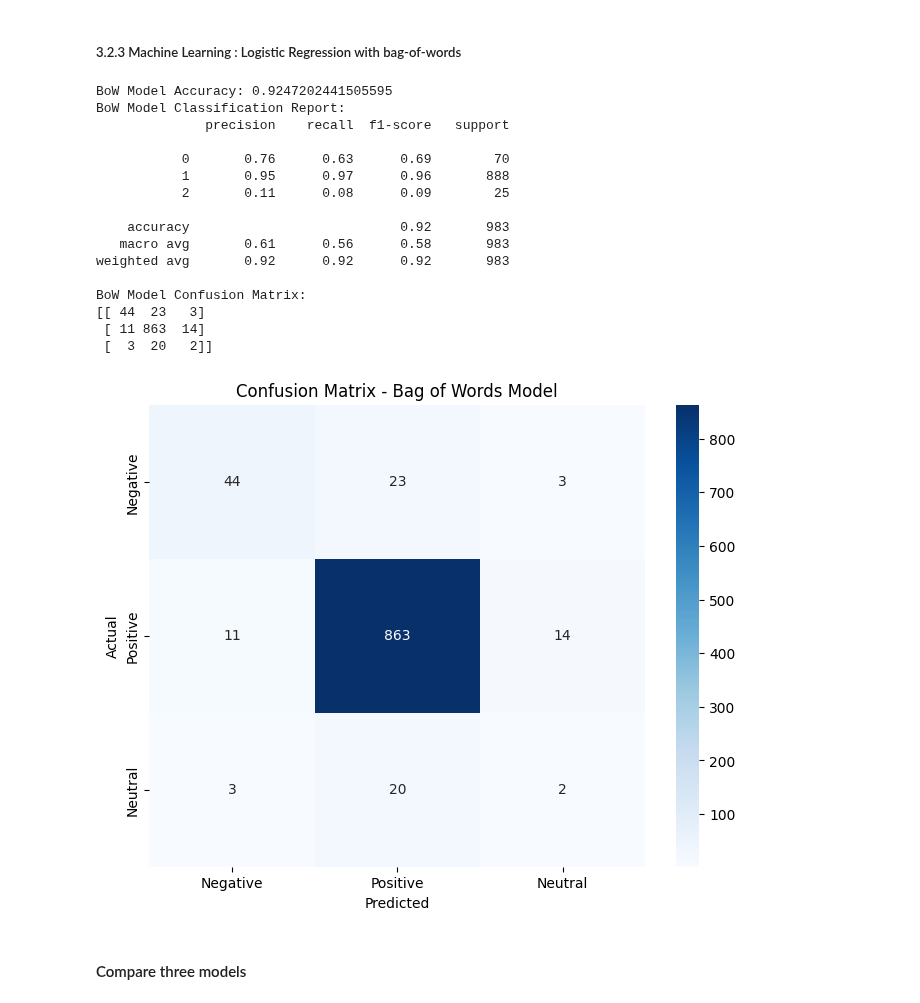
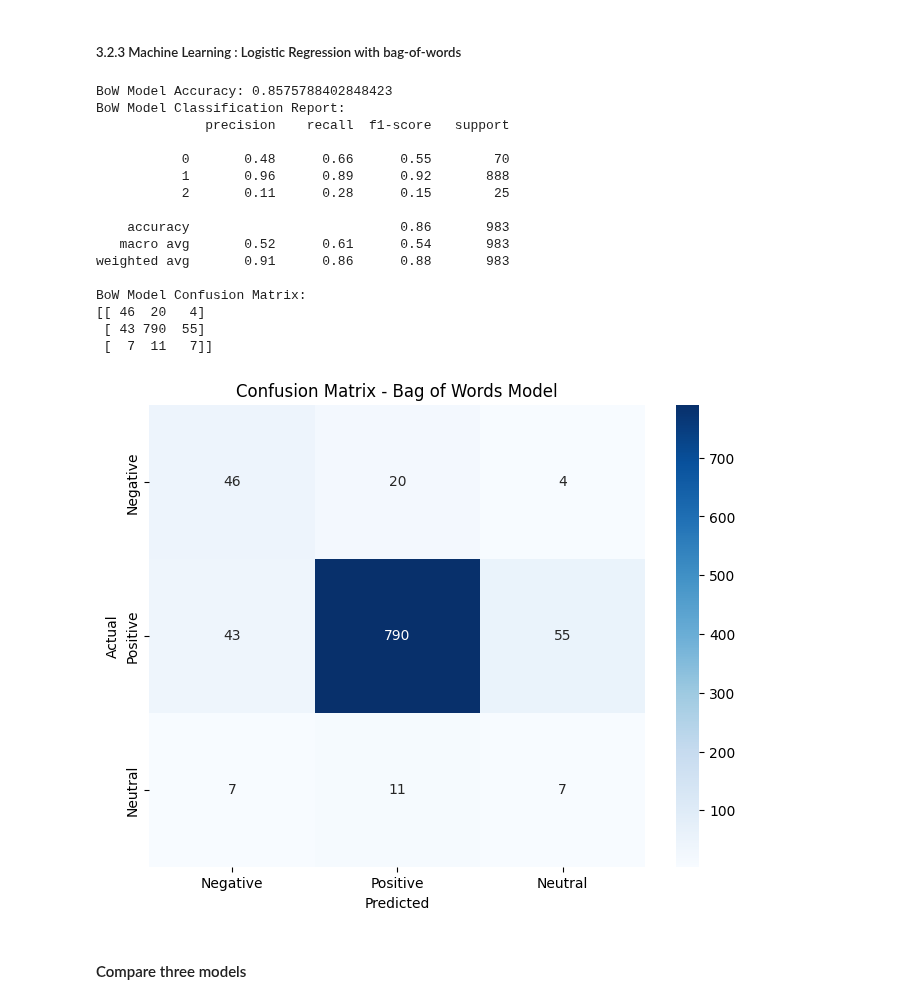
Before and after one commit to Jianting-Selina/CSCN8010_practical_lab, a Jupyter notebook: FinalProjectApplying NLP.ipynb, the cells around one changed output. Cells and saved outputs as stored; diff of their text form; code cells hidden in the pictures.

```diff
--- a/FinalProjectApplying NLP.ipynb
+++ b/FinalProjectApplying NLP.ipynb
@@ -567,0 +571,19 @@ TF-IDF Model Confusion Matrix:
+# %%
+from gensim.models import Word2Vec
+
+# Prepare tokenized sentences
+tokenized_sentences = data['processed_review'].fillna('').apply(lambda x: x.split())
+
+# Train a Word2Vec model
+word2vec_model = Word2Vec(sentences=tokenized_sentences, vector_size=100, window=5, min_count=2, workers=4)
+
+# Generate sentence embeddings by averaging word vectors
+def get_sentence_embedding(sentence):
+    vectors = [word2vec_model.wv[word] for word in sentence if word in word2vec_model.wv]
+    if len(vectors) > 0:
+        return sum(vectors) / len(vectors)
+    else:
+        return [0] * 100  # Vector size
+
+data['word2vec_embedding'] = tokenized_sentences.apply(get_sentence_embedding)
+data.head(5)
@@ -641,6 +677,7 @@ from sklearn.metrics import accuracy_score, classification_report, confusion_mat
 import pandas as pd
 import seaborn as sns
 import matplotlib.pyplot as plt
+from imblearn.over_sampling import SMOTE  # Import SMOTE for oversampling
 
 # Initialize the CountVectorizer (Bag of Words)
 bow_vectorizer = CountVectorizer(max_features=1000)
@@ -655,53 +692,57 @@ y = data['sentiment_encoded']
 # Split the data for BoW model
 X_bow_train, X_bow_test, y_bow_train, y_bow_test = train_test_split(X_bow, y, test_size=0.2, random_state=42)
 
+# Apply SMOTE to balance the training data
+smote = SMOTE(random_state=42)
+X_bow_train_balanced, y_bow_train_balanced = smote.fit_resample(X_bow_train, y_bow_train)
+
 # Initialize and train the Logistic Regression model with BoW
-bow_model = LogisticRegression(max_iter=1000)
-bow_model.fit(X_bow_train, y_bow_train)
+bow_model = LogisticRegression(max_iter=1000, class_weight='balanced')
+bow_model.fit(X_bow_train_balanced, y_bow_train_balanced)
 
 # Make predictions using BoW model
 y_bow_pred = bow_model.predict(X_bow_test)
 
 # Evaluate the BoW model
 bow_accuracy = accuracy_score(y_bow_test, y_bow_pred)
 print(f"BoW Model Accuracy: {bow_accuracy}")
 
 # Print classification report for BoW model
 print("BoW Model Classification Report:")
 print(classification_report(y_bow_test, y_bow_pred))
 
 # Compute confusion matrix for BoW model
 bow_conf_matrix = confusion_matrix(y_bow_test, y_bow_pred)
 print("BoW Model Confusion Matrix:")
 print(bow_conf_matrix)
 
 # Plot confusion matrix for BoW model
 plt.figure(figsize=(8, 6))
 sns.heatmap(bow_conf_matrix, annot=True, fmt='d', cmap='Blues',
             xticklabels=['Negative', 'Positive', 'Neutral'],
             yticklabels=['Negative', 'Positive', 'Neutral'])
 plt.ylabel('Actual')
 plt.xlabel('Predicted')
 plt.title('Confusion Matrix - Bag of Words Model')
 plt.show()
 # %% [output]
-BoW Model Accuracy: 0.9247202441505595
+BoW Model Accuracy: 0.8575788402848423
 BoW Model Classification Report:
               precision    recall  f1-score   support
 
-           0       0.76      0.63      0.69        70
-           1       0.95      0.97      0.96       888
-           2       0.11      0.08      0.09        25
+           0       0.48      0.66      0.55        70
+           1       0.96      0.89      0.92       888
+           2       0.11      0.28      0.15        25
 
-    accuracy                           0.92       983
-   macro avg       0.61      0.56      0.58       983
-weighted avg       0.92      0.92      0.92       983
+    accuracy                           0.86       983
+   macro avg       0.52      0.61      0.54       983
+weighted avg       0.91      0.86      0.88       983
 
 BoW Model Confusion Matrix:
-[[ 44  23   3]
- [ 11 863  14]
- [  3  20   2]]
+[[ 46  20   4]
+ [ 43 790  55]
+ [  7  11   7]]
-[figure, old version]
+[figure, new version]
 # %% [markdown]
 #### Compare three models
 # %%
```
Also changed, not shown: parts of 16 cells of this notebook.
